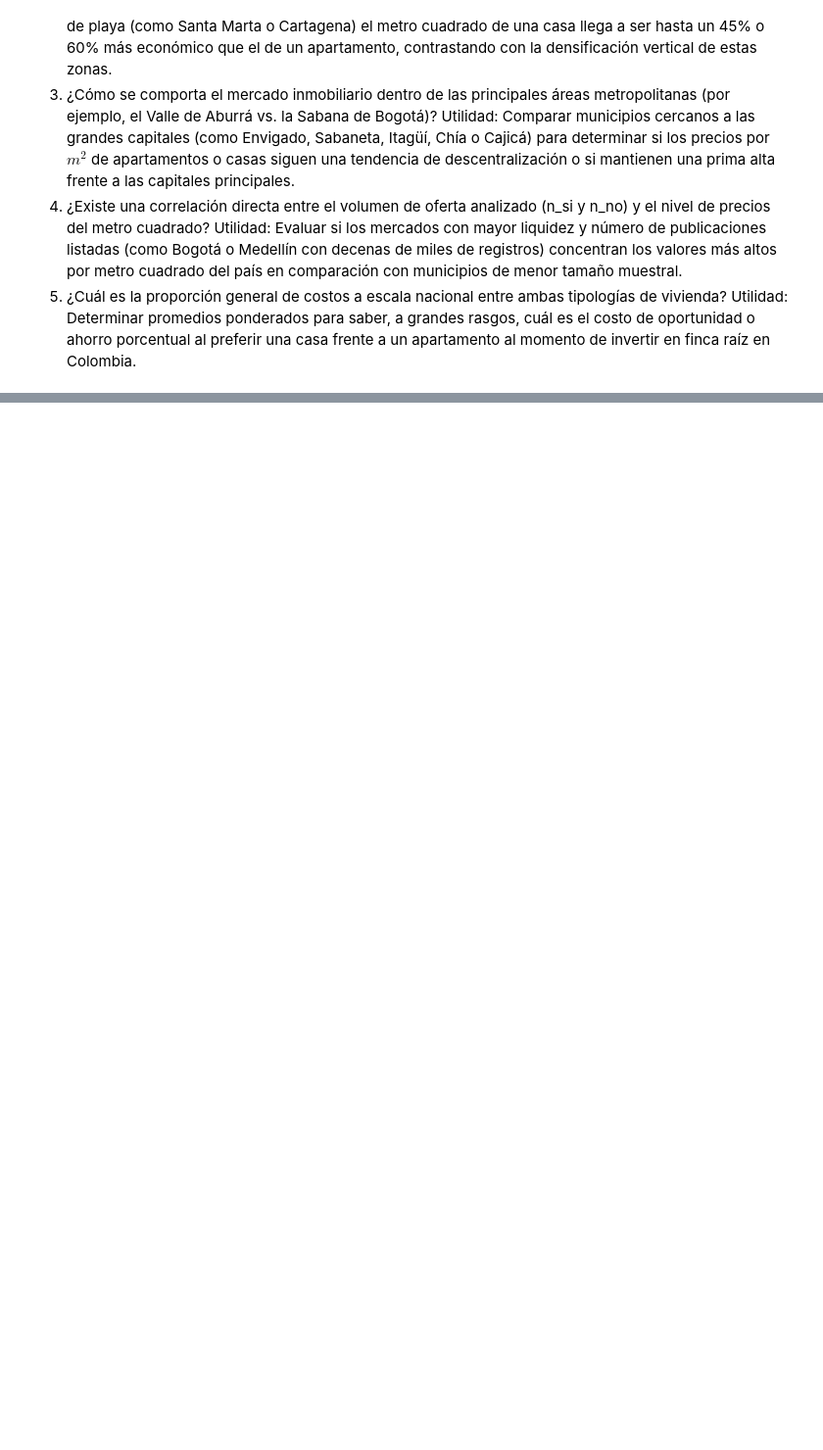
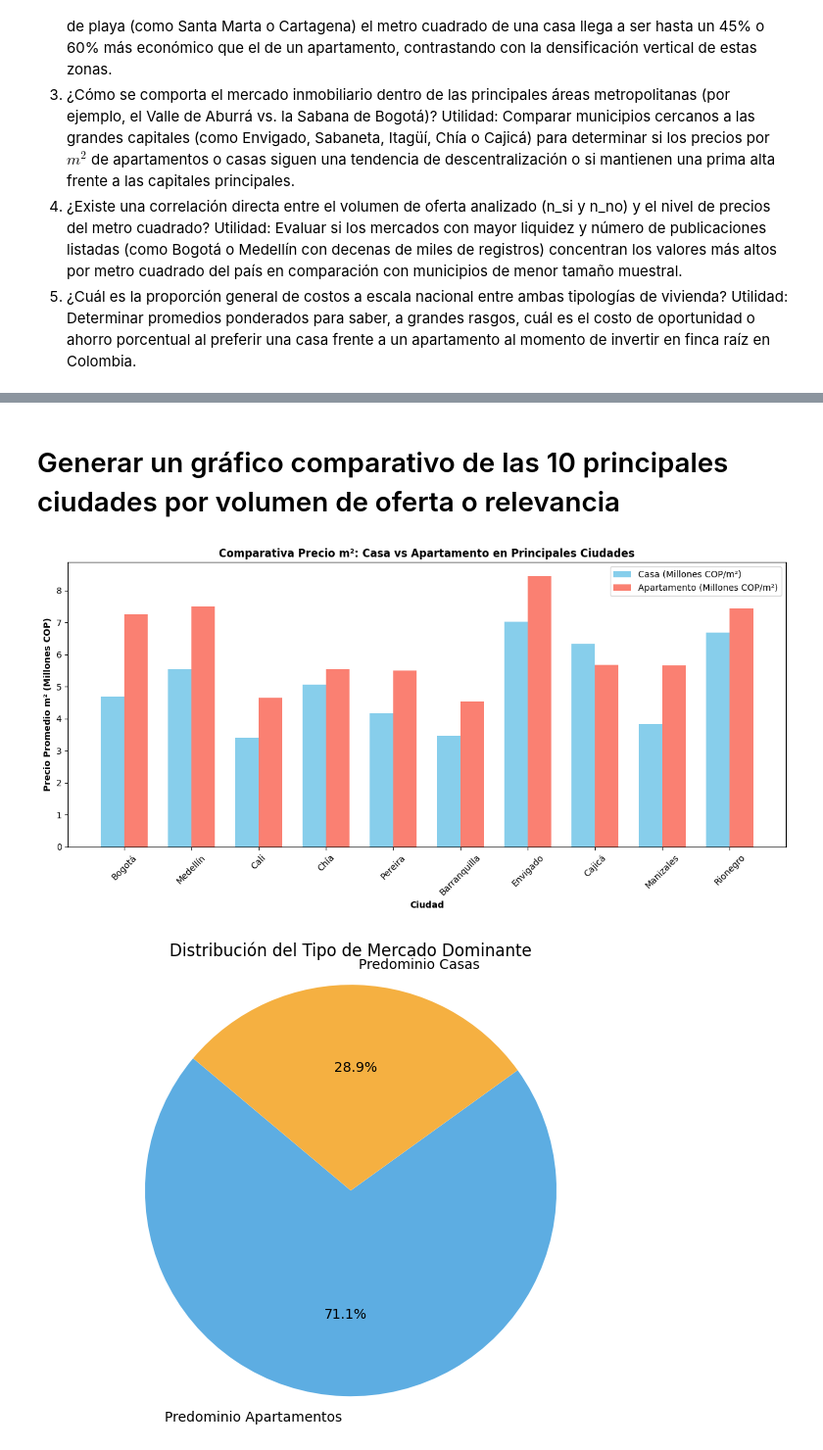
Before and after one commit to renezh64/Ideacion_y_Documentacion, a Jupyter notebook: src/actividad1/Actividad3.ipynb, the cells around one changed output, grey strips where cells are left out. Shown at 98% size. Saved outputs shown, nothing was run; the diff lists cells and outputs as text; code cells hidden in the pictures; blank space fills up the shorter version.

```diff
--- a/src/actividad1/Actividad3.ipynb
+++ b/src/actividad1/Actividad3.ipynb
@@ -38,0 +154,47 @@ Utilidad: Determinar promedios ponderados para saber, a grandes rasgos, cuál es
+# %% [markdown]
+# Generar un gráfico comparativo de las 10 principales ciudades por volumen de oferta o relevancia #
+# %%
+plt.figure(figsize=(12, 6))
+top_ciudades = df_enriquecido.nlargest(10, 'n_si') # Top 10 según número de casas analizadas
+bar_width = 0.35
+x = range(len(top_ciudades))
+
+plt.bar(x, top_ciudades['casa_cop_m2'] / 1e6, width=bar_width, label='Casa (Millones COP/m²)', color='skyblue')
+plt.bar([p + bar_width for p in x], top_ciudades['apto_cop_m2'] / 1e6, width=bar_width, label='Apartamento (Millones COP/m²)', color='salmon')
+
+plt.xlabel('Ciudad', fontweight='bold')
+plt.ylabel('Precio Promedio m² (Millones COP)', fontweight='bold')
+plt.title('Comparativa Precio m²: Casa vs Apartamento en Principales Ciudades', fontweight='bold')
+plt.xticks([p + bar_width / 2 for p in x], top_ciudades['city'], rotation=45)
+plt.legend()
+plt.tight_layout()
+plt.show()
+
+#distribucion de las viviendas
+conta=df_enriquecido['tipo_mercado_dominante'].value_counts()
+plt.figure(figsize=(8,6))
+plt.pie(
+    conta,
+    labels=conta.index,
+    autopct='%1.1f%%',
+    startangle=140,
+    colors=['#5dade2','#f5b041']
+)
+plt.title('Distribución del Tipo de Mercado Dominante')
+plt.axis('equal')               # Asegura que el gráfico sea un círculo perfecto
+plt.show()
+#brecha
+conta=df_enriquecido['categoria_brecha_precio'].value_counts()
+plt.figure(figsize=(8,6))
+plt.pie(
+    conta,
+    labels=conta.index,
+    autopct='%1.1f%%',
+    startangle=140,
+)
+plt.title('Distribución de la Brecha con el precio')
+plt.axis('equal')               # Asegura que el gráfico sea un círculo perfecto
+plt.show()
+# %% [output]
+[figure, added]
+[figure, added]
```
Also changed, not shown: parts of 9 cells of this notebook, 1 other file.
